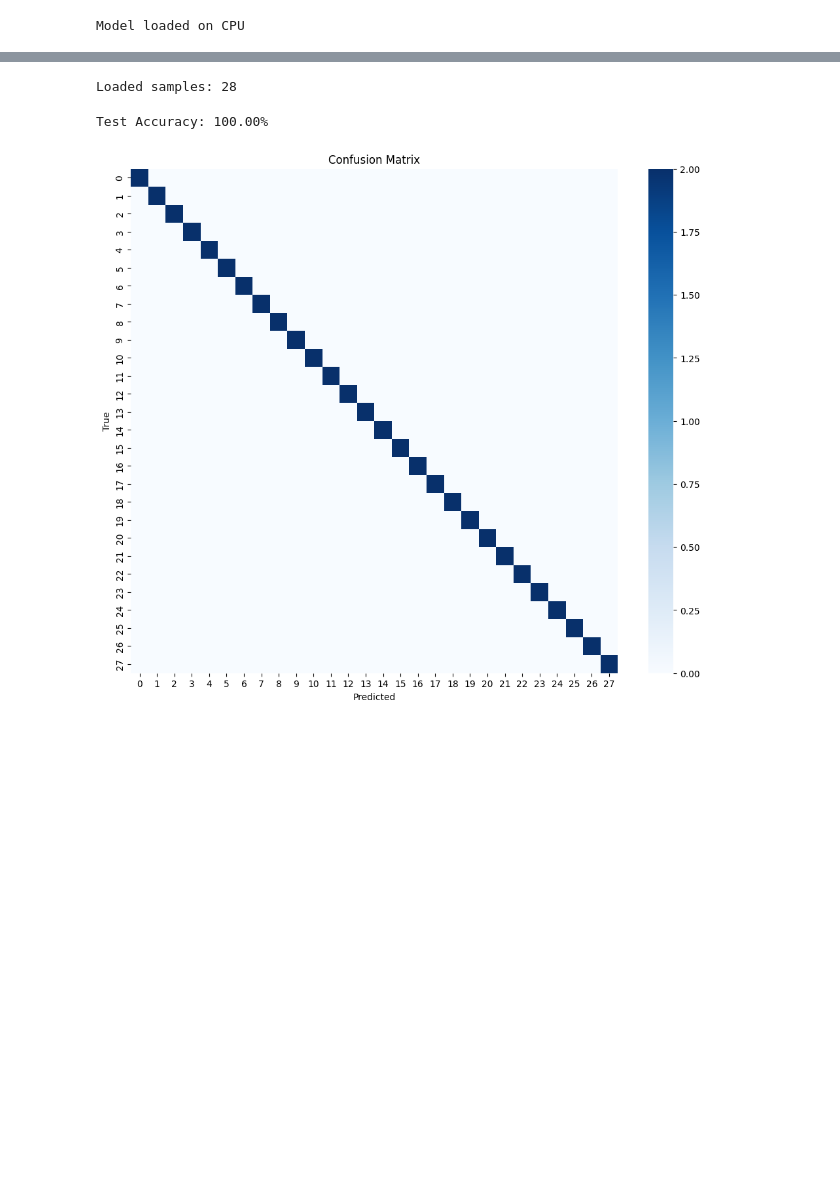
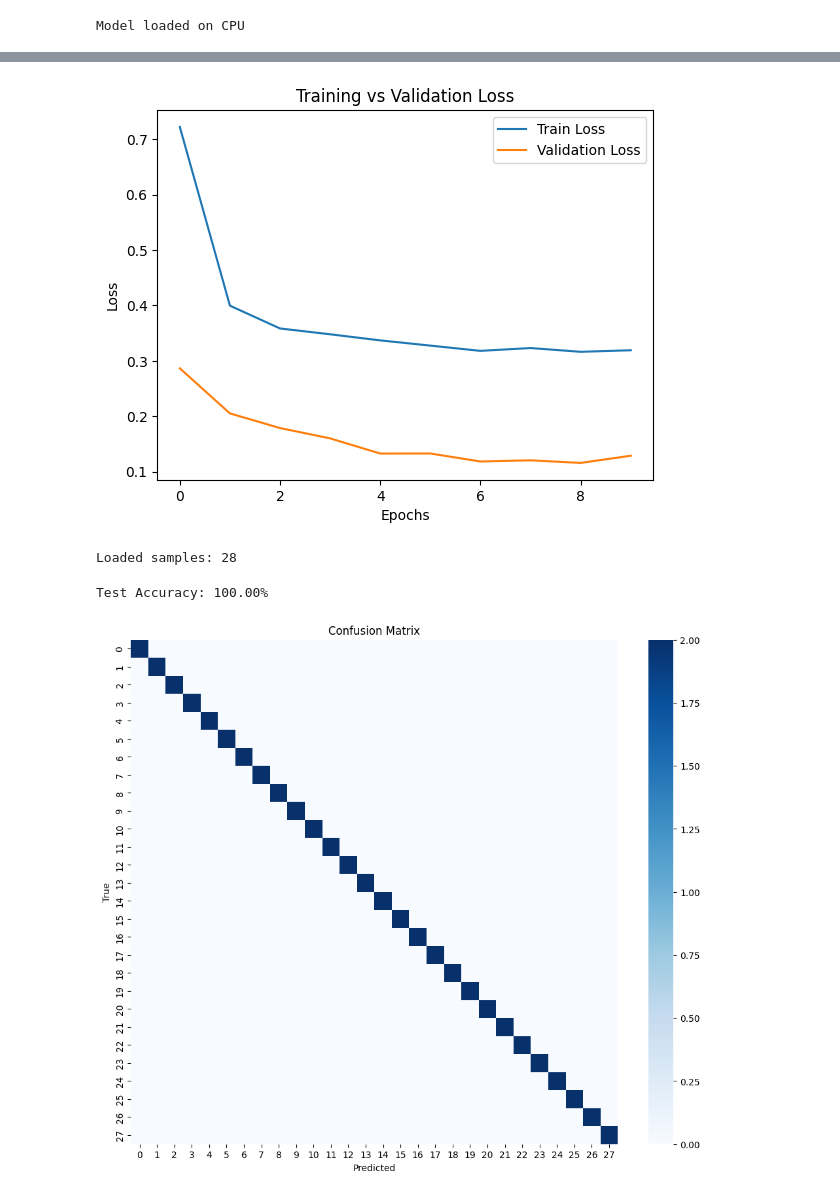
Before and after one commit to HeshMaddage/Real-time-Sign-Language-to-Text-Conversion, a Jupyter notebook: notebooks/04_evaluation.ipynb, the cells around one changed output, grey strips where cells are left out. Saved outputs shown, nothing was run; the diff lists cells and outputs as text; code cells hidden in the pictures; blank space fills up the shorter version.

```diff
--- a/notebooks/04_evaluation.ipynb
+++ b/notebooks/04_evaluation.ipynb
@@ -43,3 +60,14 @@ Model loaded on CPU
+# %%
+plt.figure()
+plt.plot(train_loss, label="Train Loss")
+plt.plot(val_loss, label="Validation Loss")
+plt.title("Training vs Validation Loss")
+plt.xlabel("Epochs")
+plt.ylabel("Loss")
+plt.legend()
+plt.show()
+# %% [output]
+[figure, added]
 # %%
 test_dir = "../data/raw/test"
 
```
Also changed, not shown: parts of 3 cells of this notebook.
